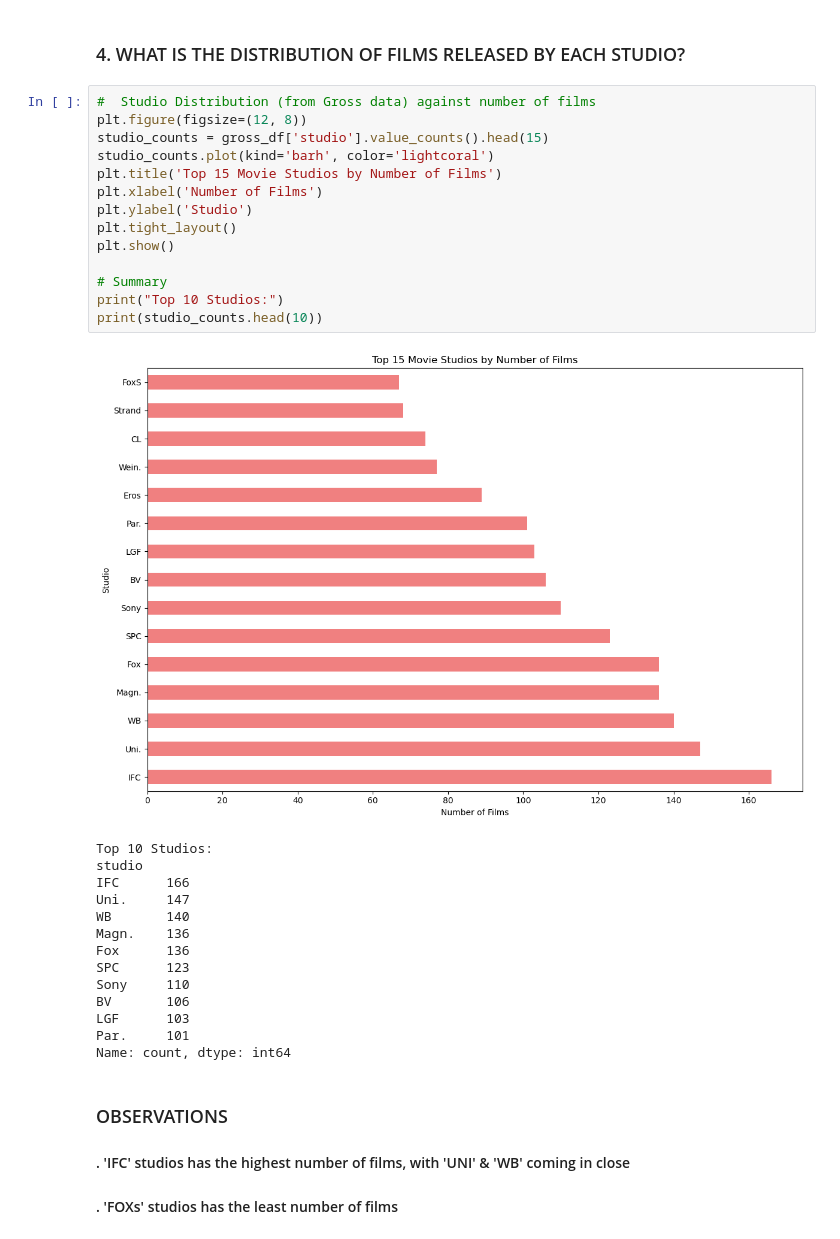
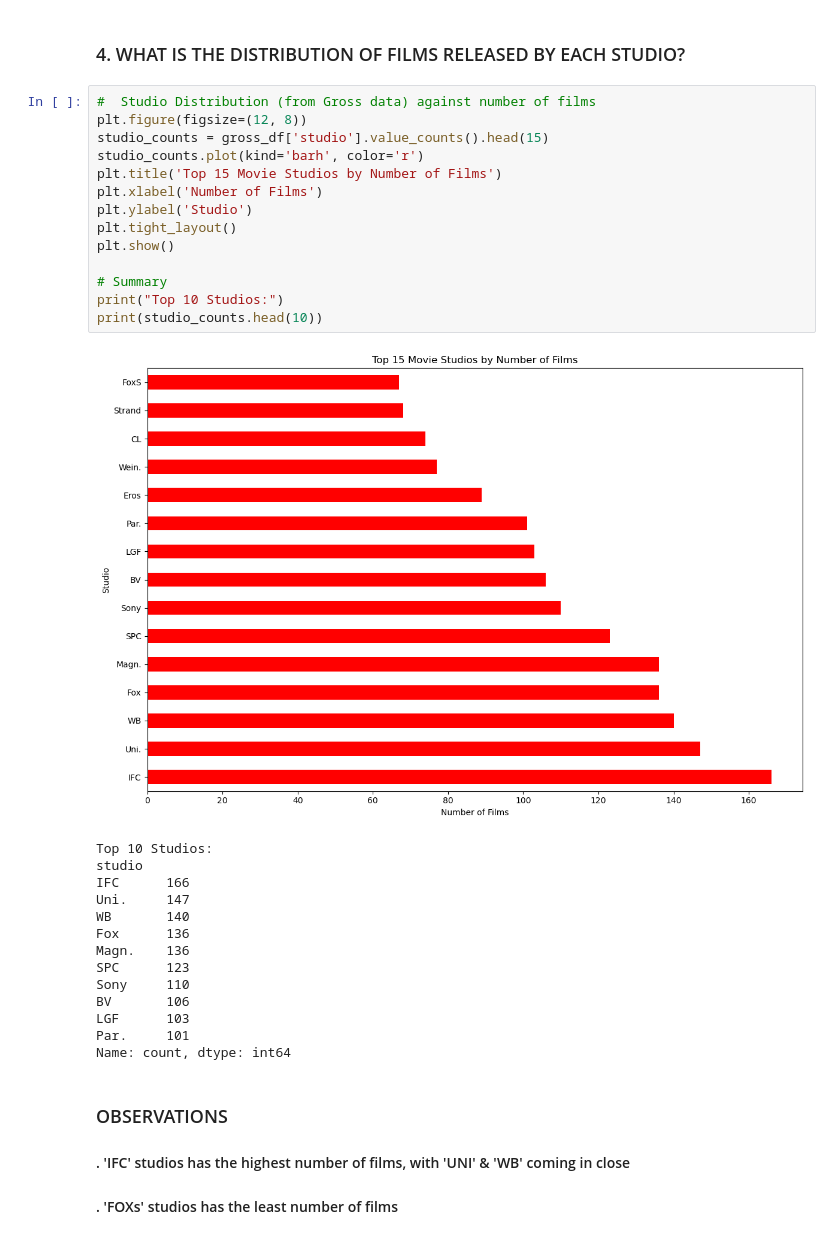
Before and after one commit to Vain-Guy/Data-s-Cut, a Jupyter notebook: notebooks/exploratory.ipynb, the cells around one changed output. Saved outputs shown, nothing was run; the diff lists cells and outputs as text.

```diff
--- a/notebooks/exploratory.ipynb
+++ b/notebooks/exploratory.ipynb
@@ -1533,26 +1533,26 @@ plt.show()
 # %%
 #  Studio Distribution (from Gross data) against number of films
 plt.figure(figsize=(12, 8))
 studio_counts = gross_df['studio'].value_counts().head(15)
-studio_counts.plot(kind='barh', color='lightcoral')
+studio_counts.plot(kind='barh', color='r')
 plt.title('Top 15 Movie Studios by Number of Films')
 plt.xlabel('Number of Films')
 plt.ylabel('Studio')
 plt.tight_layout()
 plt.show()
 
 # Summary
 print("Top 10 Studios:")
 print(studio_counts.head(10))
 # %% [output]
-[figure, old version]
+[figure, new version]
 Top 10 Studios:
 studio
 IFC      166
 Uni.     147
 WB       140
+Fox      136
 Magn.    136
-Fox      136
 SPC      123
 Sony     110
 BV       106
```
Also changed, not shown: parts of 5 cells of this notebook.
